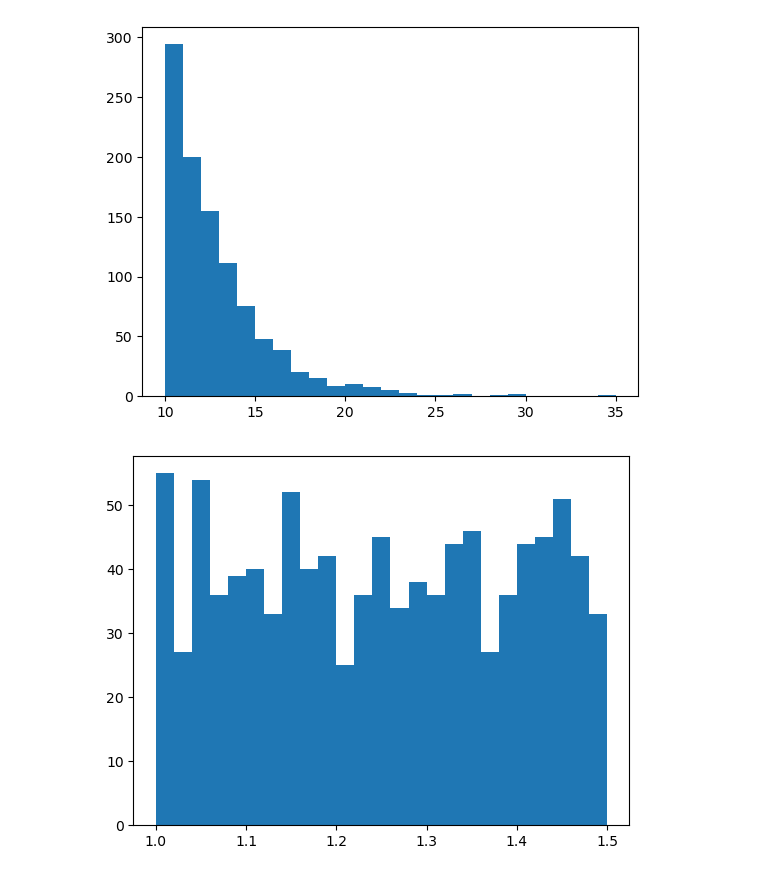
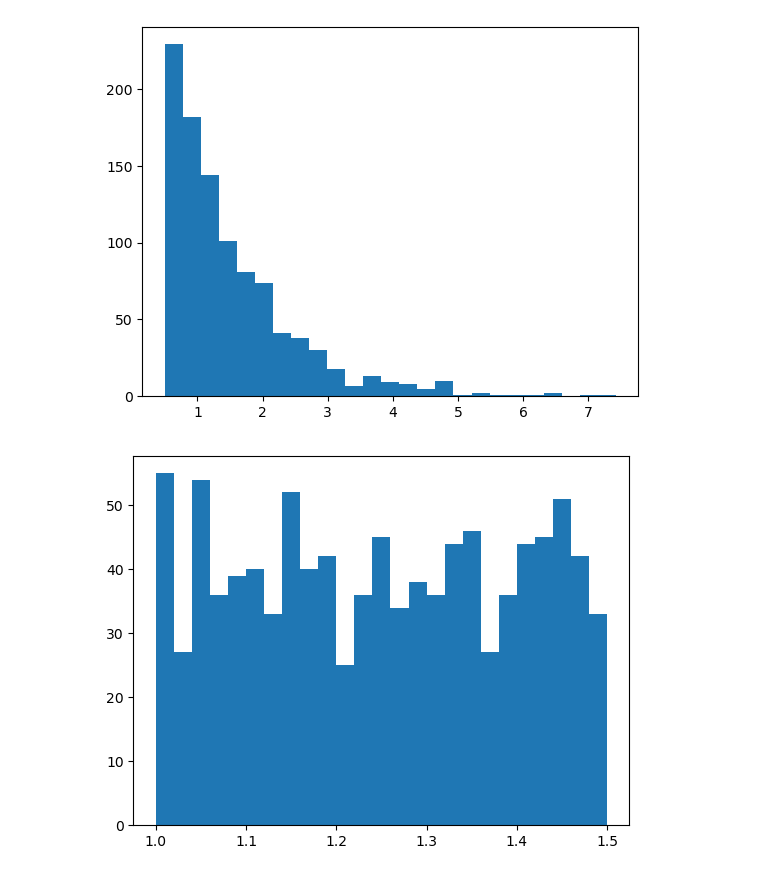
Before and after one commit to a-darcher/response_generator, a Jupyter notebook: params.ipynb, the cells around one changed output. Cells and saved outputs as stored; diff of their text form; code cells hidden in the pictures.

```diff
--- a/params.ipynb
+++ b/params.ipynb
@@ -37,15 +37,15 @@ plt.show()
 # %%
 rng = np.random.default_rng()
 u = rng.uniform(size=1000)
 
-scale = 3
-threshold = 10
+scale = 1
+threshold = 0.5
 f =threshold - scale * np.log(u)
 
 plt.hist(f, bins=25)
 plt.show()
 # %% [output]
-[figure, old version]
+[figure, new version]
 # %%
 beta_a_range = [1, 1.5]
 
```
Also changed, not shown: parts of 5 cells of this notebook, 4 other files.
